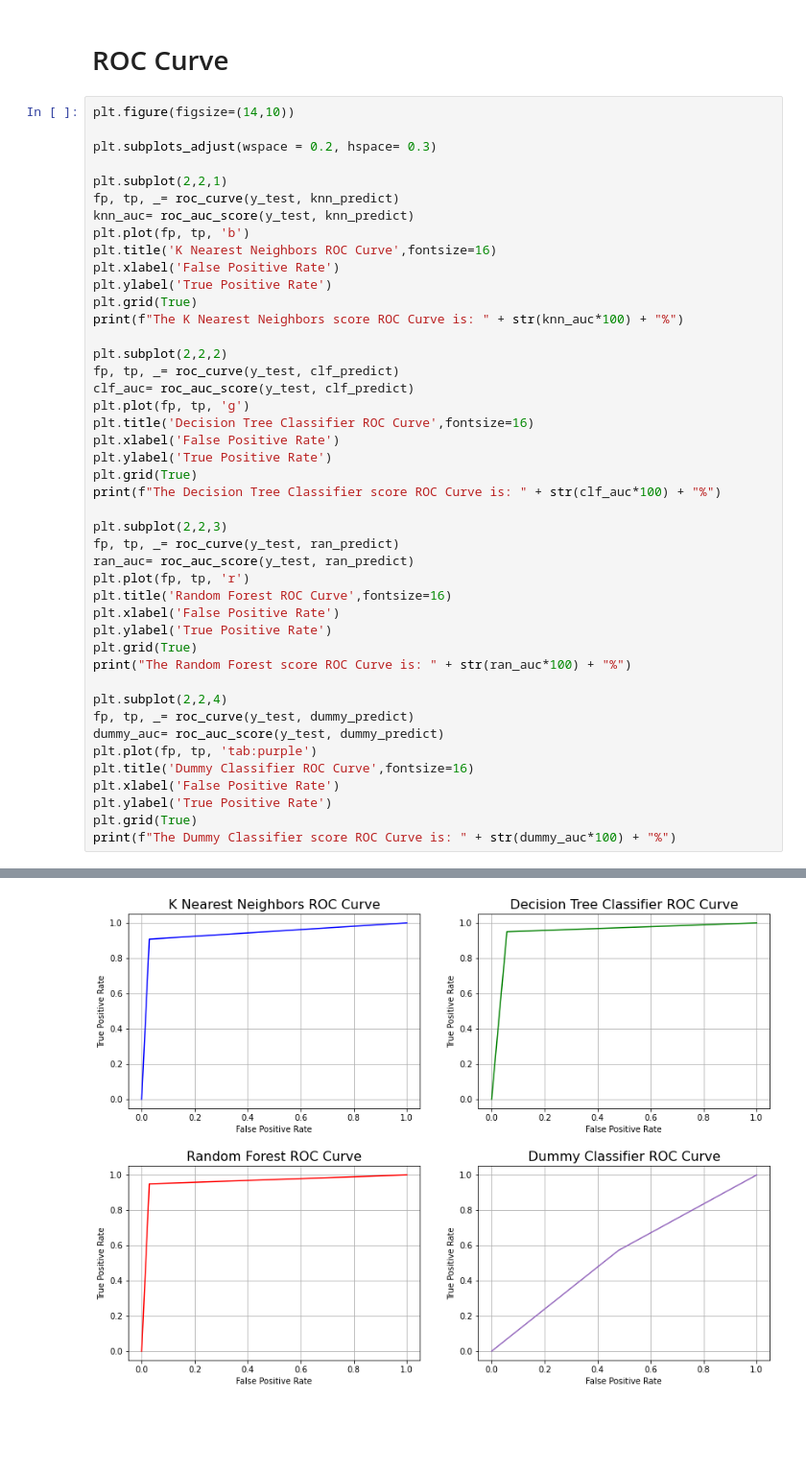
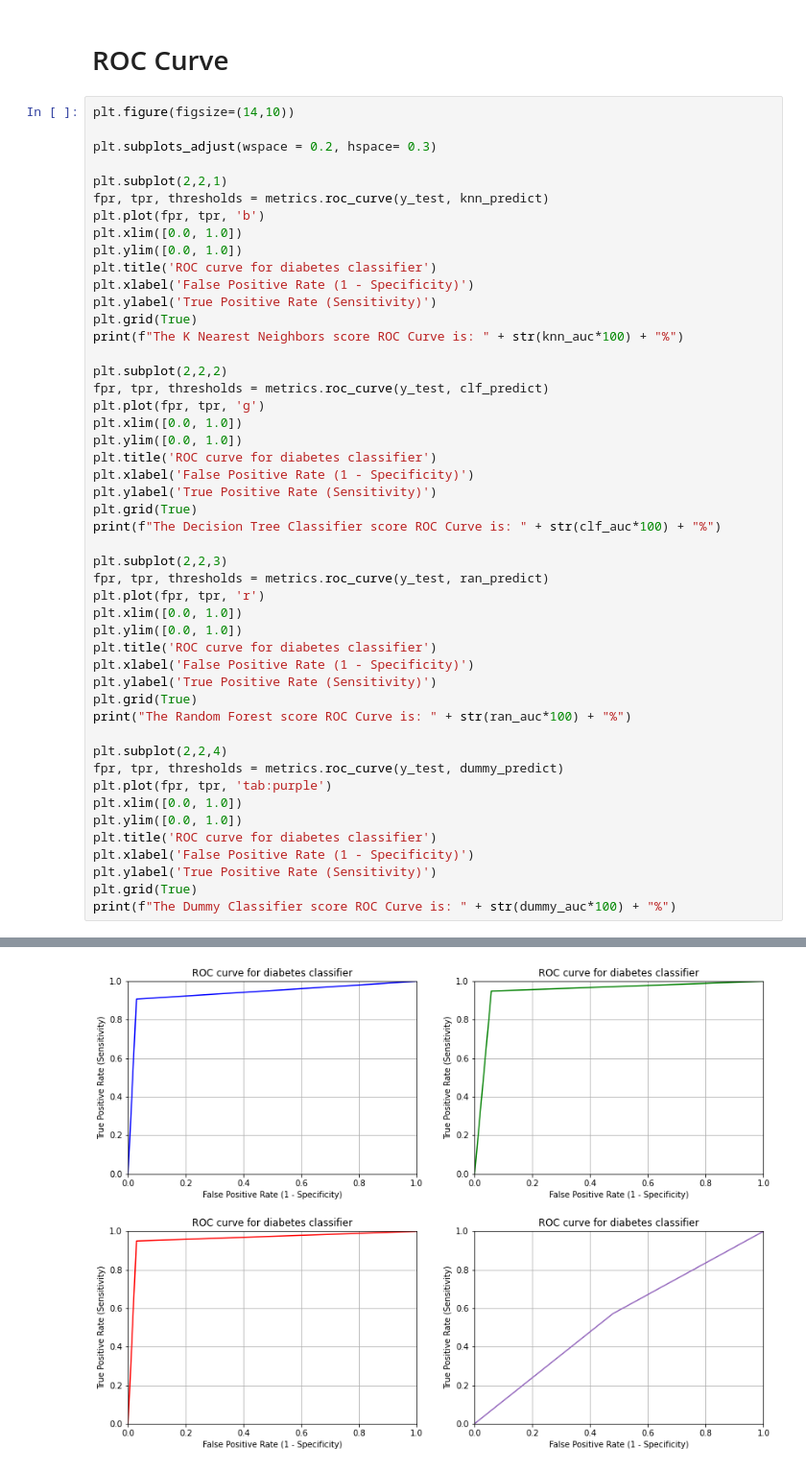
Before and after one commit to TairMazriv/final-project, a Jupyter notebook: Heart - Classification.ipynb, the cells around one changed output, grey strips where cells are left out. Shown at 96% size. Cells and saved outputs as stored; diff of their text form; blank space fills up the shorter version.

```diff
--- a/Heart - Classification.ipynb
+++ b/Heart - Classification.ipynb
@@ -420,50 +420,54 @@ weighted avg       0.55      0.54      0.55       257
 # %%
 plt.figure(figsize=(14,10))
 
 plt.subplots_adjust(wspace = 0.2, hspace= 0.3)
 
 plt.subplot(2,2,1)
-fp, tp, _= roc_curve(y_test, knn_predict)
-knn_auc= roc_auc_score(y_test, knn_predict)
-plt.plot(fp, tp, 'b')
-plt.title('K Nearest Neighbors ROC Curve',fontsize=16)
-plt.xlabel('False Positive Rate')
-plt.ylabel('True Positive Rate')
+fpr, tpr, thresholds = metrics.roc_curve(y_test, knn_predict)
+plt.plot(fpr, tpr, 'b')
+plt.xlim([0.0, 1.0])
+plt.ylim([0.0, 1.0])
+plt.title('ROC curve for diabetes classifier')
+plt.xlabel('False Positive Rate (1 - Specificity)')
+plt.ylabel('True Positive Rate (Sensitivity)')
 plt.grid(True)
 print(f"The K Nearest Neighbors score ROC Curve is: " + str(knn_auc*100) + "%")
 
 plt.subplot(2,2,2)
-fp, tp, _= roc_curve(y_test, clf_predict)
-clf_auc= roc_auc_score(y_test, clf_predict)
-plt.plot(fp, tp, 'g')
-plt.title('Decision Tree Classifier ROC Curve',fontsize=16)
-plt.xlabel('False Positive Rate')
-plt.ylabel('True Positive Rate')
+fpr, tpr, thresholds = metrics.roc_curve(y_test, clf_predict)
+plt.plot(fpr, tpr, 'g')
+plt.xlim([0.0, 1.0])
+plt.ylim([0.0, 1.0])
+plt.title('ROC curve for diabetes classifier')
+plt.xlabel('False Positive Rate (1 - Specificity)')
+plt.ylabel('True Positive Rate (Sensitivity)')
 plt.grid(True)
 print(f"The Decision Tree Classifier score ROC Curve is: " + str(clf_auc*100) + "%")
 
 plt.subplot(2,2,3)
-fp, tp, _= roc_curve(y_test, ran_predict)
-ran_auc= roc_auc_score(y_test, ran_predict)
-plt.plot(fp, tp, 'r')
-plt.title('Random Forest ROC Curve',fontsize=16)
-plt.xlabel('False Positive Rate')
-plt.ylabel('True Positive Rate')
+fpr, tpr, thresholds = metrics.roc_curve(y_test, ran_predict)
+plt.plot(fpr, tpr, 'r')
+plt.xlim([0.0, 1.0])
+plt.ylim([0.0, 1.0])
+plt.title('ROC curve for diabetes classifier')
+plt.xlabel('False Positive Rate (1 - Specificity)')
+plt.ylabel('True Positive Rate (Sensitivity)')
 plt.grid(True)
 print("The Random Forest score ROC Curve is: " + str(ran_auc*100) + "%")
 
 plt.subplot(2,2,4)
-fp, tp, _= roc_curve(y_test, dummy_predict)
-dummy_auc= roc_auc_score(y_test, dummy_predict)
-plt.plot(fp, tp, 'tab:purple')
-plt.title('Dummy Classifier ROC Curve',fontsize=16)
-plt.xlabel('False Positive Rate')
-plt.ylabel('True Positive Rate')
+fpr, tpr, thresholds = metrics.roc_curve(y_test, dummy_predict)
+plt.plot(fpr, tpr, 'tab:purple')
+plt.xlim([0.0, 1.0])
+plt.ylim([0.0, 1.0])
+plt.title('ROC curve for diabetes classifier')
+plt.xlabel('False Positive Rate (1 - Specificity)')
+plt.ylabel('True Positive Rate (Sensitivity)')
 plt.grid(True)
 print(f"The Dummy Classifier score ROC Curve is: " + str(dummy_auc*100) + "%")
 # %% [output]
 The K Nearest Neighbors score ROC Curve is: 93.92887589818535%
 The Decision Tree Classifier score ROC Curve is: 94.58044087200096%
 The Random Forest score ROC Curve is: 96.0297162343198%
 The Dummy Classifier score ROC Curve is: 54.6583850931677%
-[figure, old version]
+[figure, new version]
```
Also changed, not shown: parts of 1 cell of this notebook.
